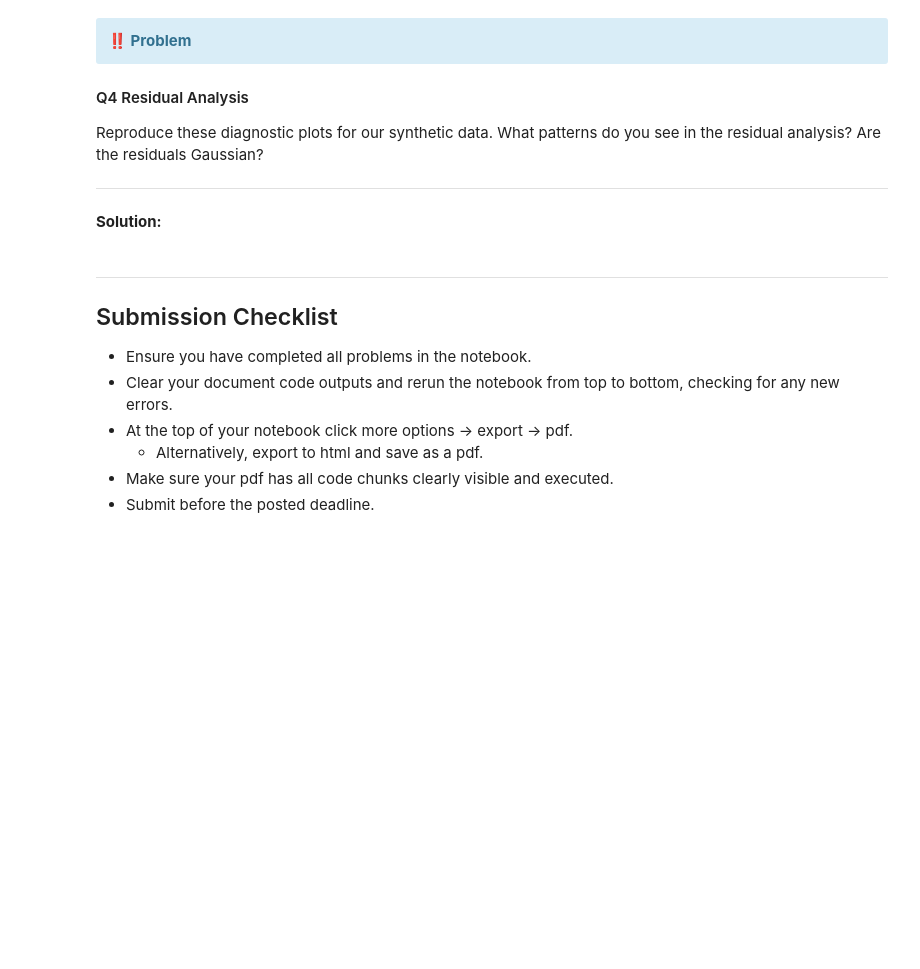
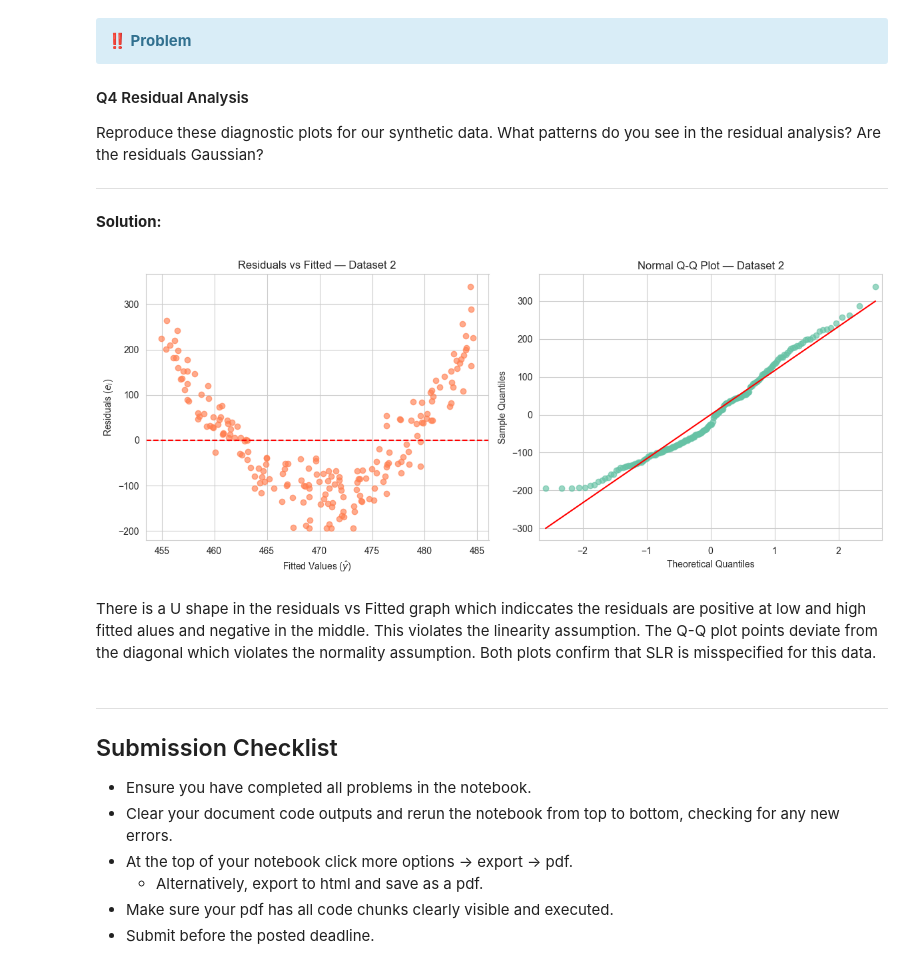
Before and after one commit to aldonunez05/pstat-100, a Jupyter notebook: Lab 6 - Simple Linear Regression.ipynb, the cells around one changed output. Drawn from its saved outputs; the diff is of its cells as text; code cells hidden in the pictures; blank space fills up the shorter version.

```diff
--- a/Lab 6 - Simple Linear Regression.ipynb
+++ b/Lab 6 - Simple Linear Regression.ipynb
@@ -447,6 +523,26 @@ Reproduce these diagnostic plots for our synthetic data.  What patterns do you s
 
 ---
 **Solution:**
+# %%
+fig, axes = plt.subplots(1, 2, figsize=(12, 5))
+
+# Residuals vs Fitted
+axes[0].scatter(model2.fittedvalues, model2.resid, alpha=0.65, color='coral')
+axes[0].axhline(0, color='red', linestyle='--', lw=1.5)
+axes[0].set_xlabel('Fitted Values ($\\hat{y}$)')
+axes[0].set_ylabel('Residuals ($e_i$)')
+axes[0].set_title('Residuals vs Fitted — Dataset 2')
+
+# Normal Q-Q plot
+qqplot(model2.resid, line='s', ax=axes[1], alpha=0.65)
+axes[1].set_title('Normal Q-Q Plot — Dataset 2')
+
+plt.tight_layout()
+plt.show()
+# %% [output]
+[figure, added]
+# %% [markdown]
+There is a U shape in the residuals vs Fitted graph which indiccates the residuals are positive at low and high fitted alues and negative in the middle. This violates the linearity assumption. The Q-Q plot points deviate from the diagonal which violates the normality assumption. Both plots confirm that SLR is misspecified for this data.
 # %% [markdown]
 ---
 
```
Also changed, not shown: parts of 8 cells of this notebook, 2 other files.
